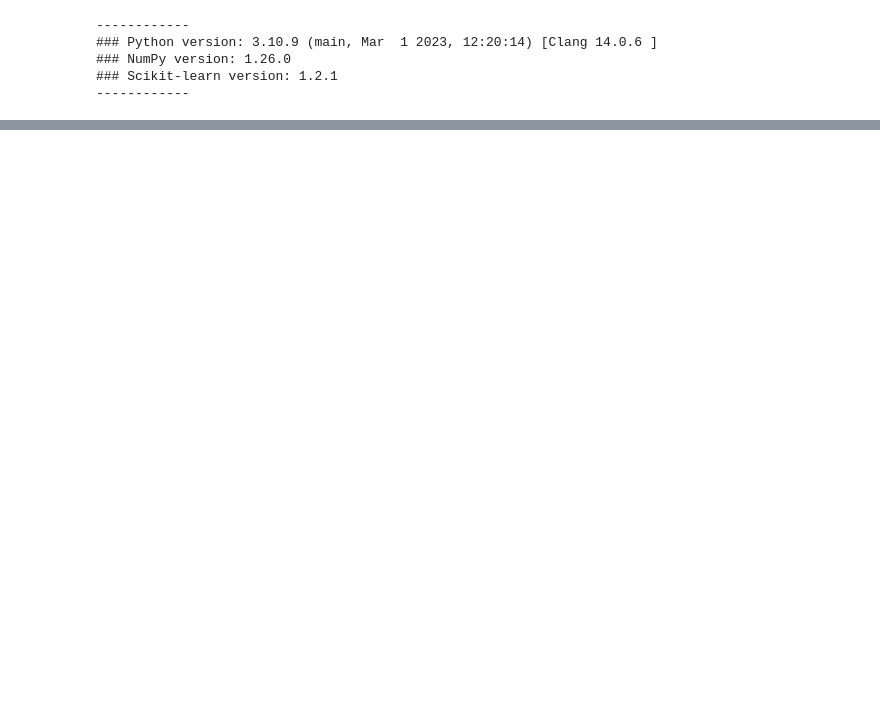
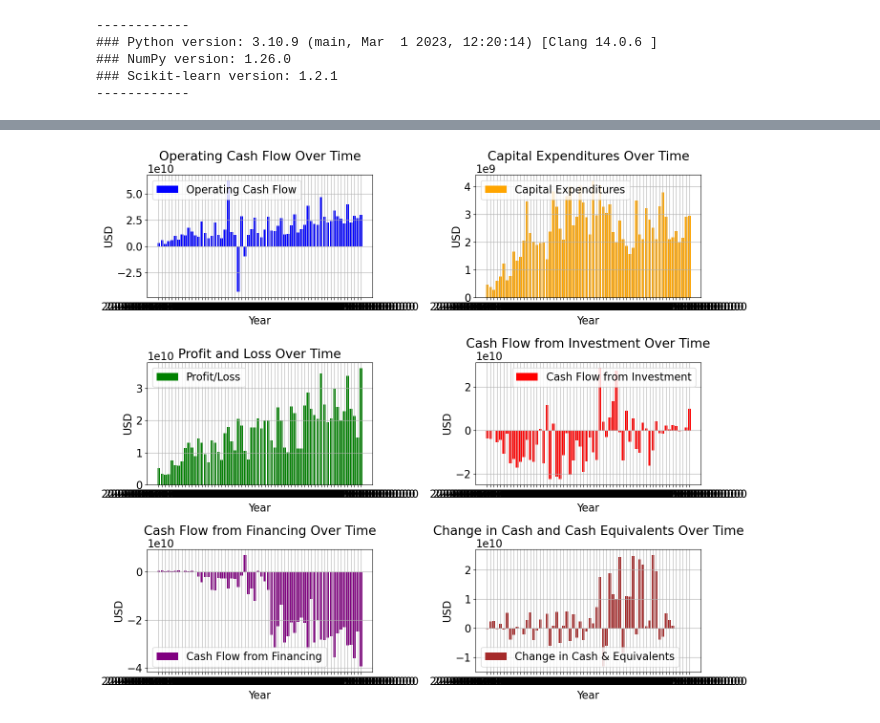
Before and after one commit to rsevilla333/SwampLocks, a Jupyter notebook: ML/ML_Model.ipynb, the cells around one changed output, grey strips where cells are left out. Cells and saved outputs as stored; diff of their text form; code cells hidden in the pictures; blank space fills up the shorter version.

```diff
--- a/ML/ML_Model.ipynb
+++ b/ML/ML_Model.ipynb
@@ -61,0 +135,60 @@ print(df.iloc[1]['balanceSheets'])  # Check AAPL's data
+# %%
+aaplcfURL = 'https://swamplocksapi.azurewebsites.net/api/Financials/cashflowstatements/AAPL'
+r = requests.get(aaplcfURL)
+#print(r.json())
+df = pd.DataFrame(r.json())
+fig, axes = plt.subplots(3, 2, figsize=(14, 12))  # 3x2 grid of subplots
+
+# Plot 1: Operating Cash Flow
+axes[0, 0].bar(df['fiscalDateEnding'], df['operatingCashFlow'], color='blue', label='Operating Cash Flow')
+axes[0, 0].set_title('Operating Cash Flow Over Time')
+axes[0, 0].set_xlabel('Year')
+axes[0, 0].set_ylabel('USD')
+axes[0, 0].legend()
+axes[0, 0].grid(True)
+
+# Plot 2: Capital Expenditures
+axes[0, 1].bar(df['fiscalDateEnding'], df['capitalExpenditures'], color='orange', label='Capital Expenditures')
+axes[0, 1].set_title('Capital Expenditures Over Time')
+axes[0, 1].set_xlabel('Year')
+axes[0, 1].set_ylabel('USD')
+axes[0, 1].legend()
+axes[0, 1].grid(True)
+
+# Plot 3: Profit/Loss
+axes[1, 0].bar(df['fiscalDateEnding'], df['profitLoss'], color='green', label='Profit/Loss')
+axes[1, 0].set_title('Profit and Loss Over Time')
+axes[1, 0].set_xlabel('Year')
+axes[1, 0].set_ylabel('USD')
+axes[1, 0].legend()
+axes[1, 0].grid(True)
+
+# Plot 4: Cash Flow from Investment
+axes[1, 1].bar(df['fiscalDateEnding'], df['cashFlowFromInvestment'], color='red', label='Cash Flow from Investment')
+axes[1, 1].set_title('Cash Flow from Investment Over Time')
+axes[1, 1].set_xlabel('Year')
+axes[1, 1].set_ylabel('USD')
+axes[1, 1].legend()
+axes[1, 1].grid(True)
+
+# Plot 5: Cash Flow from Financing
+axes[2, 0].bar(df['fiscalDateEnding'], df['cashFlowFromFinancing'], color='purple', label='Cash Flow from Financing')
+axes[2, 0].set_title('Cash Flow from Financing Over Time')
+axes[2, 0].set_xlabel('Year')
+axes[2, 0].set_ylabel('USD')
+axes[2, 0].legend()
+axes[2, 0].grid(True)
+
+# Plot 6: Change in Cash and Cash Equivalents
+axes[2, 1].bar(df['fiscalDateEnding'], df['changeInCashAndCashEquivalents'], color='brown', label='Change in Cash & Equivalents')
+axes[2, 1].set_title('Change in Cash and Cash Equivalents Over Time')
+axes[2, 1].set_xlabel('Year')
+axes[2, 1].set_ylabel('USD')
+axes[2, 1].legend()
+axes[2, 1].grid(True)
+
+# Adjust layout
+plt.tight_layout()
+plt.show()
+# %% [output]
+[figure, added]
```
Also changed, not shown: parts of 34 cells of this notebook.
